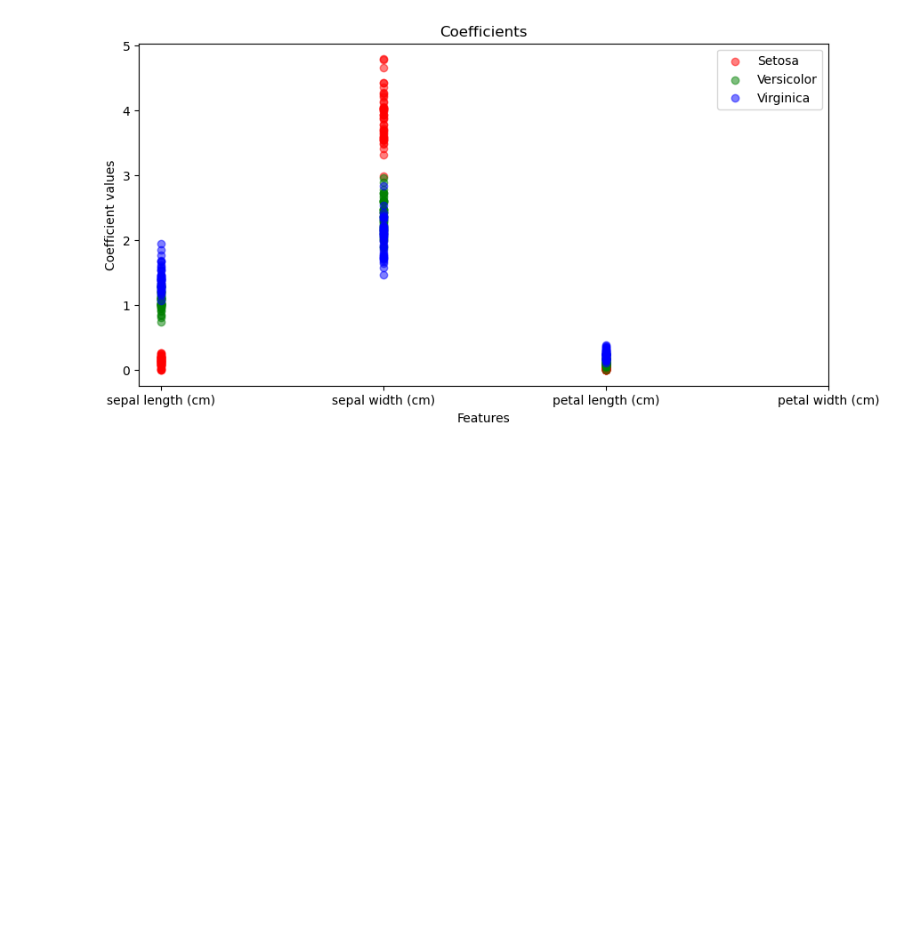
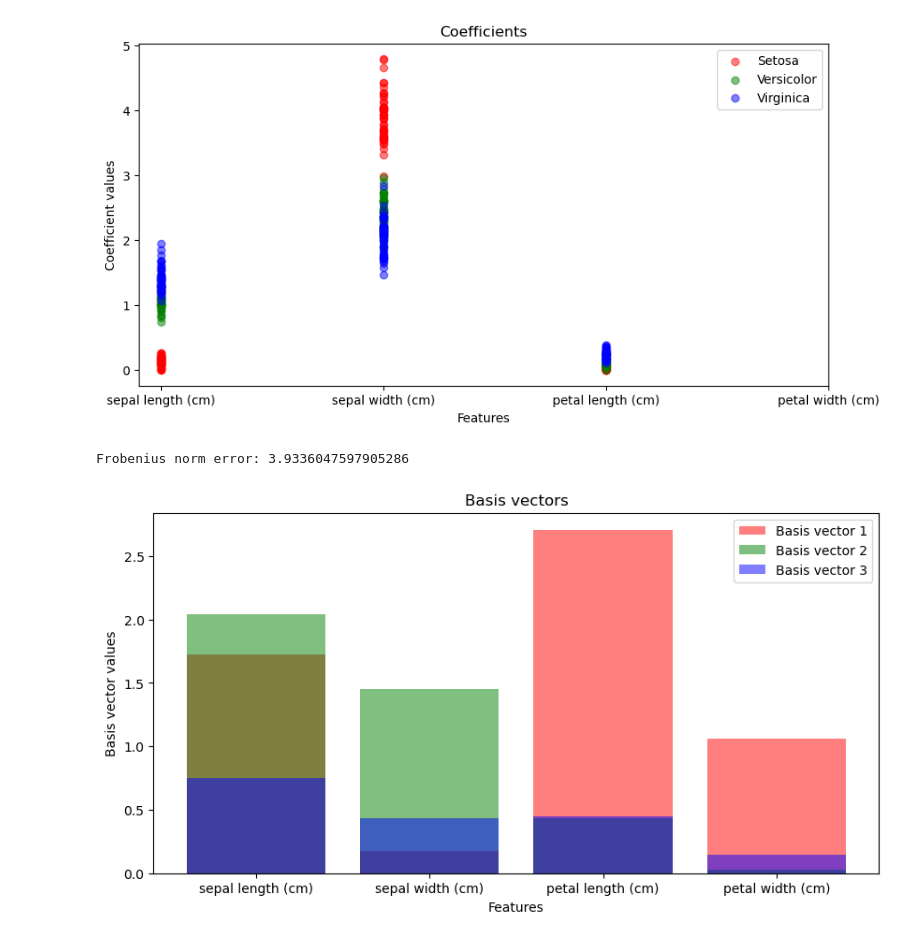
Before and after one commit to abf149/180651final, a Jupyter notebook: NMF_iris.ipynb, the cells around one changed output. Cells and saved outputs as stored; diff of their text form; code cells hidden in the pictures; blank space fills up the shorter version.

Commit message:
Add the frobenius version of NMF on Iris dataset

```diff
--- a/NMF_iris.ipynb
+++ b/NMF_iris.ipynb
@@ -87,3 +87,38 @@ ax.legend()
 plt.show()
 # %% [output]
 [figure]
+# %%
+import numpy as np
+import pandas as pd
+from sklearn.datasets import load_iris
+from sklearn.decomposition import NMF
+import matplotlib.pyplot as plt
+
+iris = load_iris()
+X = iris.data
+y = iris.target
+# %%
+model = NMF(n_components=3, init='random', random_state=109, solver='mu', beta_loss='frobenius')
+W = model.fit_transform(X)
+H = model.components_
+
+# Calculate Frobenius norm error
+error = np.linalg.norm(X - W.dot(H), 'fro')
+print("Frobenius norm error:", error)
+# %% [output]
+Frobenius norm error: 3.9336047597905286
+# %%
+# Visualize the basis vectors
+fig, ax = plt.subplots(figsize=(10, 5))
+ax.bar(range(len(H)+1), H[0], color='r', alpha=0.5, label='Basis vector 1')
+ax.bar(range(len(H)+1), H[1], color='g', alpha=0.5, label='Basis vector 2')
+ax.bar(range(len(H)+1), H[2], color='b', alpha=0.5, label='Basis vector 3')
+ax.set_xticks(range(len(iris.feature_names)))
+ax.set_xticklabels(iris.feature_names)
+ax.set_xlabel('Features')
+ax.set_ylabel('Basis vector values')
+ax.set_title('Basis vectors')
+ax.legend()
+plt.show()
+# %% [output]
+[figure, added]
```
Also changed, not shown: parts of 1 cell of this notebook.
